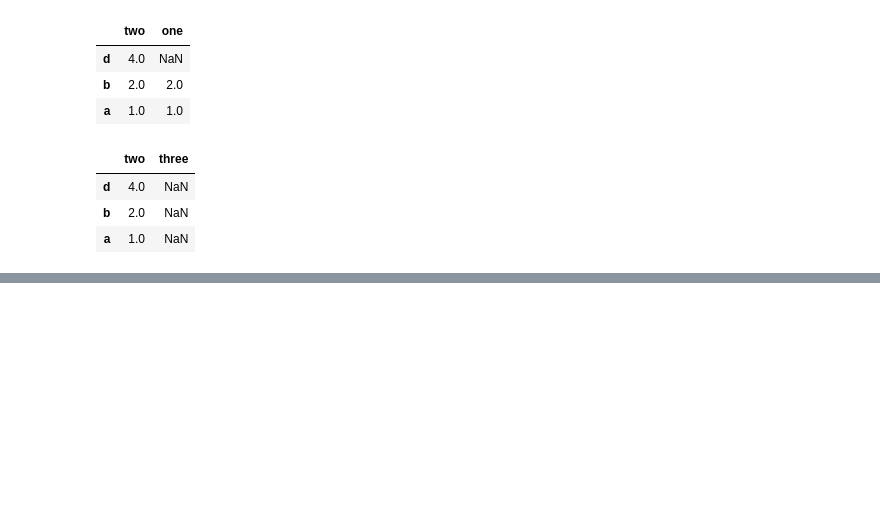
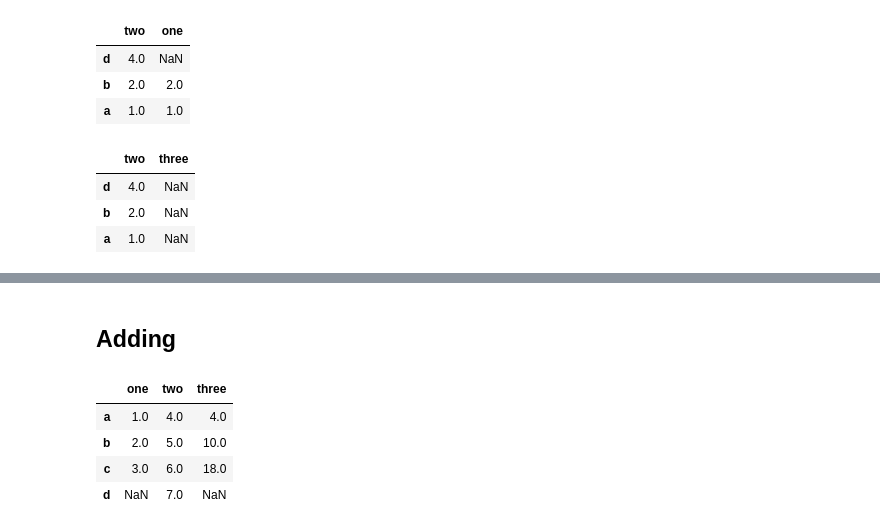
Before and after one commit to lukhi-laksh/Python-Pandas, a Jupyter notebook: pandas_cheat_sheet.ipynb, the cells around one changed output, grey strips where cells are left out. Saved outputs shown, nothing was run; the diff lists cells and outputs as text; code cells hidden in the pictures; blank space fills up the shorter version.

```diff
--- a/pandas_cheat_sheet.ipynb
+++ b/pandas_cheat_sheet.ipynb
@@ -390,0 +485,7 @@ pd.DataFrame(d, index=["d", "b", "a"], columns=["two", "three"])
+# %%
+d = {
+    "one": pd.Series([1.0, 2.0, 3.0], index=["a", "b", "c"]),
+    "two": pd.Series([4.0, 5.0, 6.0, 7.0], index=["a", "b", "c", "d"]),
+}
+df = pd.DataFrame(d)
+df
@@ -390,0 +528,11 @@ pd.DataFrame(d, index=["d", "b", "a"], columns=["two", "three"])
+# %% [markdown]
+## Adding
+# %%
+df["three"] = df["one"] * df["two"]
+df
+# %% [output]
+|  | one | two | three |
+| a | 1.0 | 4.0 | 4.0 |
+| b | 2.0 | 5.0 | 10.0 |
+| c | 3.0 | 6.0 | 18.0 |
+| d | NaN | 7.0 | NaN |
```
Also changed, not shown: parts of 57 cells of this notebook.
